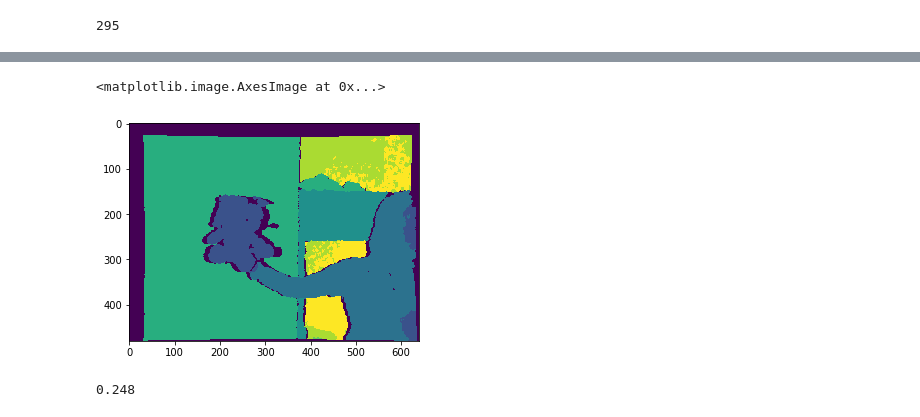
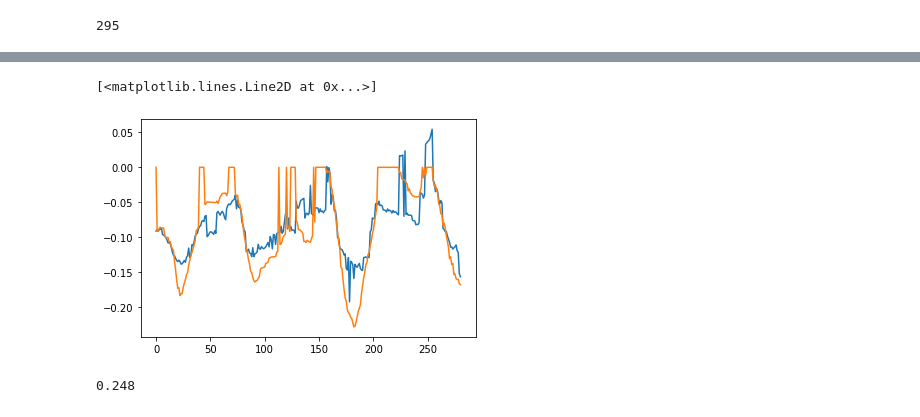
Before and after one commit to shortstheory/RGBD-Tracking, a Jupyter notebook: tracking.ipynb, the cells around one changed output, grey strips where cells are left out. Drawn from its saved outputs; the diff is of its cells as text; code cells hidden in the pictures.

```diff
--- a/tracking.ipynb
+++ b/tracking.ipynb
@@ -80,8 +89,9 @@ plt.plot(gtP)#-bestP[:,:3])
-# %%
-plt.imshow(dl.getDepth(0))
-# %% [output]
-<matplotlib.image.AxesImage at 0x...>
-[figure, removed]
+# %%
+plt.plot(bestP[:,0])
+plt.plot(gtP[:,0])
+# %% [output]
+[<matplotlib.lines.Line2D at 0x...>]
+[figure, added]
 # %%
 np.max(dl.getDepth(0))
 # %% [output]
```
Also changed, not shown: parts of 4 cells of this notebook, 2 other files.
